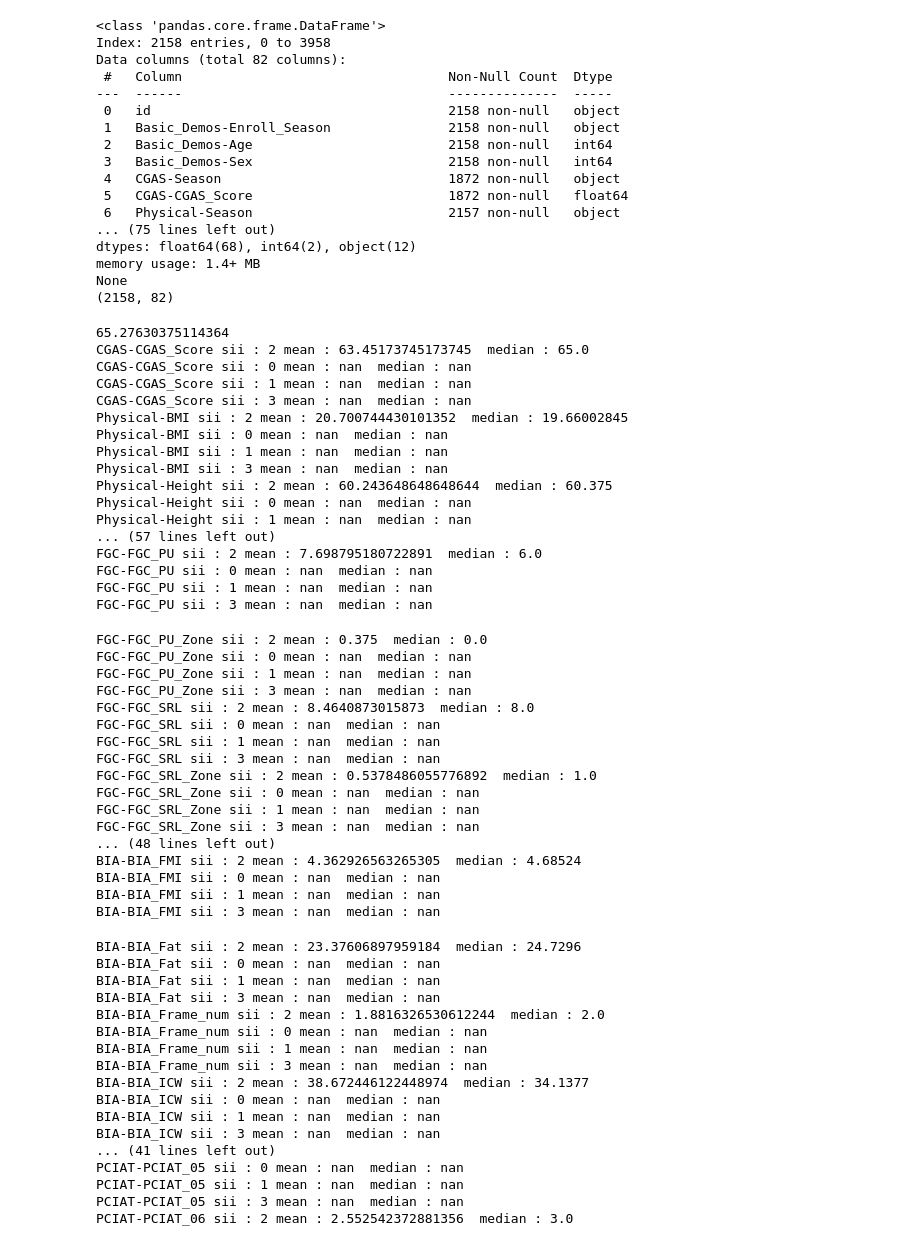
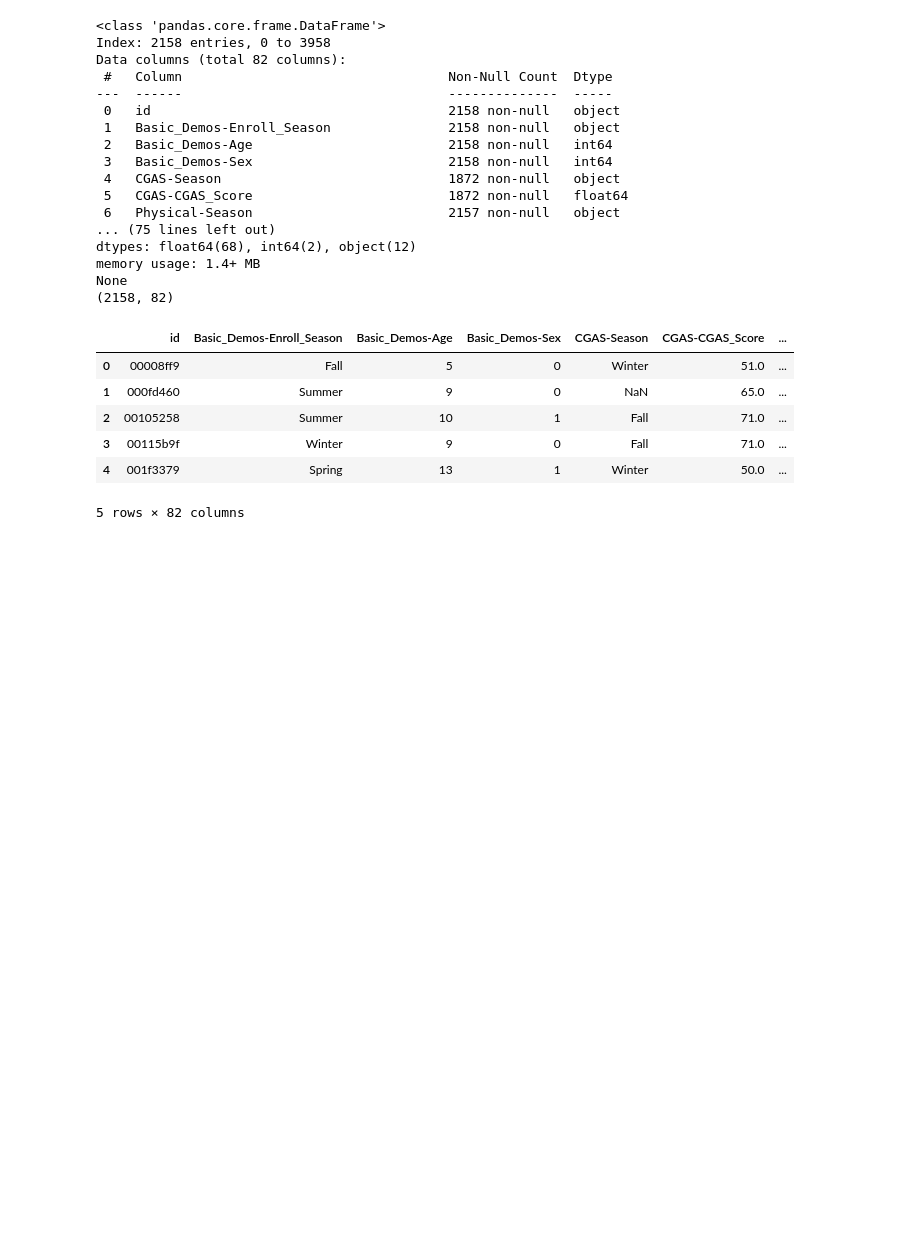
Before and after one commit to aash1999/Kaggle-notebooks, a Jupyter notebook: cmi-problematic.ipynb, the cells around one changed output. Saved outputs shown, nothing was run; the diff lists cells and outputs as text; code cells hidden in the pictures; blank space fills up the shorter version.

```diff
--- a/cmi-problematic.ipynb
+++ b/cmi-problematic.ipynb
@@ -141,71 +141,25 @@ memory usage: 1.4+ MB
 None
 (2158, 82)
 # %%
-def fillMissingValues(df):
+def fillMissingValuesNum(df):
     df = df.reset_index(drop= True)
     float_cols = df.select_dtypes(include= ["float"]).columns
     float_cols = [col for col in float_cols if df[col].isnull().any()]
     sii_value = [int(x) for x in df["sii"].unique()]
-#     for sii in [0, 1, 2, 3]:
-#         print(f"Data for sii = {sii}:\n", df[df["sii"] == sii][float_cols].describe())
-    print(df[df["sii"] == 0.0]["CGAS-CGAS_Score"].mean())
     for i in float_cols:
         for sii in sii_value:
-            col_mean = float(df[df["sii"] == sii][i].mean())
-            col_median = float(df[df["sii"] == sii][i].median())
-            print(f"{i} sii : {sii} mean : {col_mean}  median : {col_median}")
-            df[i] = df[i][df["sii"] == sii].fillna(col_median)
+            col_mean = float(df.loc[df["sii"] == sii, i].mean())
+            col_median = float(df.loc[df["sii"] == sii, i].median())
+            df.loc[df["sii"] == sii , i] = df.loc[df["sii"] == sii , i].fillna(col_median)
+    return df
 
-fillMissingValues(df_train1.copy())
+df_train1 = fillMissingValuesNum(df_train1.copy())
+df_train1.head()
 # %% [output]
+|  | id | Basic_Demos-Enroll_Season | Basic_Demos-Age | Basic_Demos-Sex | CGAS-Season | CGAS-CGAS_Score | ... |
+| 0 | 00008ff9 | Fall | 5 | 0 | Winter | 51.0 | ... |
+| 1 | 000fd460 | Summer | 9 | 0 | NaN | 65.0 | ... |
+| 2 | 00105258 | Summer | 10 | 1 | Fall | 71.0 | ... |
+| 3 | 00115b9f | Winter | 9 | 0 | Fall | 71.0 | ... |
+| 4 | 001f3379 | Spring | 13 | 1 | Winter | 50.0 | ... |
-65.27630375114364
-CGAS-CGAS_Score sii : 2 mean : 63.45173745173745  median : 65.0
-CGAS-CGAS_Score sii : 0 mean : nan  median : nan
-CGAS-CGAS_Score sii : 1 mean : nan  median : nan
-CGAS-CGAS_Score sii : 3 mean : nan  median : nan
-Physical-BMI sii : 2 mean : 20.700744430101352  median : 19.66002845
-Physical-BMI sii : 0 mean : nan  median : nan
-Physical-BMI sii : 1 mean : nan  median : nan
-Physical-BMI sii : 3 mean : nan  median : nan
-Physical-Height sii : 2 mean : 60.243648648648644  median : 60.375
-Physical-Height sii : 0 mean : nan  median : nan
-Physical-Height sii : 1 mean : nan  median : nan
-... (57 lines left out)
-FGC-FGC_PU sii : 2 mean : 7.698795180722891  median : 6.0
-FGC-FGC_PU sii : 0 mean : nan  median : nan
-FGC-FGC_PU sii : 1 mean : nan  median : nan
-FGC-FGC_PU sii : 3 mean : nan  median : nan
+5 rows × 82 columns
-FGC-FGC_PU_Zone sii : 2 mean : 0.375  median : 0.0
-FGC-FGC_PU_Zone sii : 0 mean : nan  median : nan
-FGC-FGC_PU_Zone sii : 1 mean : nan  median : nan
-FGC-FGC_PU_Zone sii : 3 mean : nan  median : nan
-FGC-FGC_SRL sii : 2 mean : 8.4640873015873  median : 8.0
-FGC-FGC_SRL sii : 0 mean : nan  median : nan
-FGC-FGC_SRL sii : 1 mean : nan  median : nan
-FGC-FGC_SRL sii : 3 mean : nan  median : nan
-FGC-FGC_SRL_Zone sii : 2 mean : 0.5378486055776892  median : 1.0
-FGC-FGC_SRL_Zone sii : 0 mean : nan  median : nan
-FGC-FGC_SRL_Zone sii : 1 mean : nan  median : nan
-FGC-FGC_SRL_Zone sii : 3 mean : nan  median : nan
-... (48 lines left out)
-BIA-BIA_FMI sii : 2 mean : 4.362926563265305  median : 4.68524
-BIA-BIA_FMI sii : 0 mean : nan  median : nan
-BIA-BIA_FMI sii : 1 mean : nan  median : nan
-BIA-BIA_FMI sii : 3 mean : nan  median : nan
-BIA-BIA_Fat sii : 2 mean : 23.37606897959184  median : 24.7296
-BIA-BIA_Fat sii : 0 mean : nan  median : nan
-BIA-BIA_Fat sii : 1 mean : nan  median : nan
-BIA-BIA_Fat sii : 3 mean : nan  median : nan
-BIA-BIA_Frame_num sii : 2 mean : 1.8816326530612244  median : 2.0
-BIA-BIA_Frame_num sii : 0 mean : nan  median : nan
-BIA-BIA_Frame_num sii : 1 mean : nan  median : nan
-BIA-BIA_Frame_num sii : 3 mean : nan  median : nan
-BIA-BIA_ICW sii : 2 mean : 38.672446122448974  median : 34.1377
-BIA-BIA_ICW sii : 0 mean : nan  median : nan
-BIA-BIA_ICW sii : 1 mean : nan  median : nan
-BIA-BIA_ICW sii : 3 mean : nan  median : nan
-... (41 lines left out)
-PCIAT-PCIAT_05 sii : 0 mean : nan  median : nan
-PCIAT-PCIAT_05 sii : 1 mean : nan  median : nan
-PCIAT-PCIAT_05 sii : 3 mean : nan  median : nan
-PCIAT-PCIAT_06 sii : 2 mean : 2.552542372881356  median : 3.0
```
Also changed, not shown: parts of 2 cells of this notebook.
